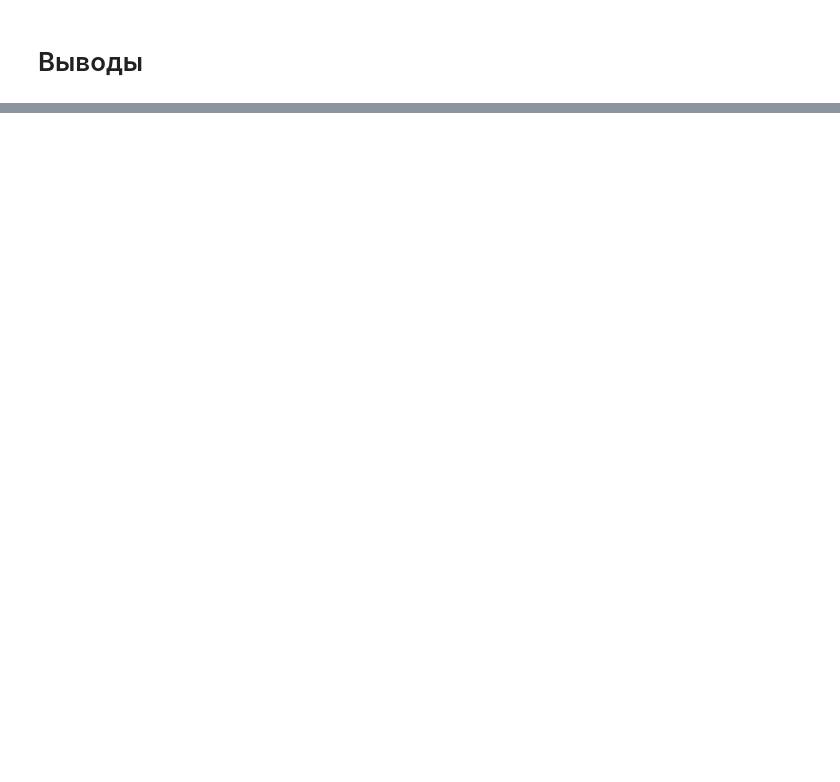
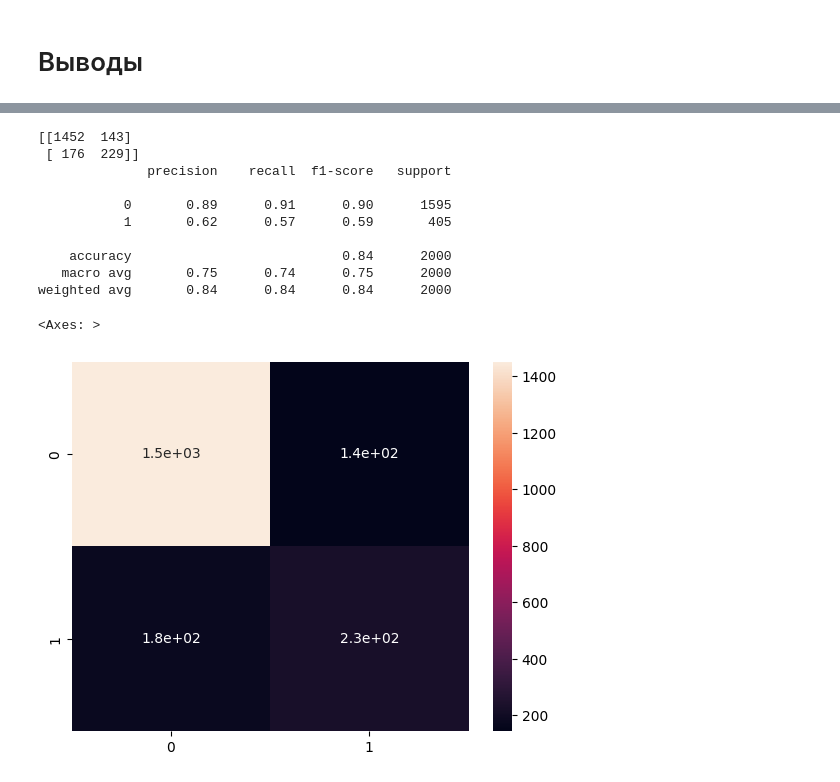
Before and after one commit to Miyakerin/vvnod-project-1, a Jupyter notebook: notebook.ipynb, the cells around one changed output, grey strips where cells are left out. Drawn from its saved outputs; the diff is of its cells as text; code cells hidden in the pictures; blank space fills up the shorter version.

```diff
--- a/notebook.ipynb
+++ b/notebook.ipynb
@@ -289,11 +299,12 @@ random_search = RandomizedSearchCV(
     rf,
     param_distributions=param_distributions,
     n_iter=n_iter,
-    scoring='roc_auc',
+    scoring=scoring,
     n_jobs=-1,
     cv=cv,
     random_state=42
 )
 random_search.fit(X_train, y_train)
+best.append(random_search)
 print(f"Best score: {random_search.best_score_}")
 print(f"Best parameters: {random_search.best_params_}")
@@ -313,11 +327,12 @@ random_search = RandomizedSearchCV(
     param_distributions=param_distributions,
     n_iter=n_iter,
     cv=cv,
-    scoring='roc_auc',
+    scoring=scoring,
     random_state=42,
     n_jobs=-1
 )
 
 random_search.fit(X_train, y_train)
+best.append(random_search)
 print(f"Best score: {random_search.best_score_}")
 print(f"Best parameters: {random_search.best_params_}")
@@ -328,0 +356,4 @@ print(f"Best parameters: {random_search.best_params_}")
+# %%
+model = best[2]
+print(model.__class__.__name__)
+get_model_stats(model, X_train, y_train, X_test, y_test, fit=False)
@@ -328,0 +371,19 @@ print(f"Best parameters: {random_search.best_params_}")
+# %%
+y_pred = model.predict(X_test)
+# %%
+print(confusion_matrix(y_test, y_pred))
+print(classification_report(y_test, y_pred))
+sns.heatmap(confusion_matrix(y_test, y_pred), annot=True)
+# %% [output]
+[[1452  143]
+ [ 176  229]]
+              precision    recall  f1-score   support
+
+           0       0.89      0.91      0.90      1595
+           1       0.62      0.57      0.59       405
+
+    accuracy                           0.84      2000
+   macro avg       0.75      0.74      0.75      2000
+weighted avg       0.84      0.84      0.84      2000
+<Axes: >
+[figure, added]
```
Also changed, not shown: parts of 14 cells of this notebook.
